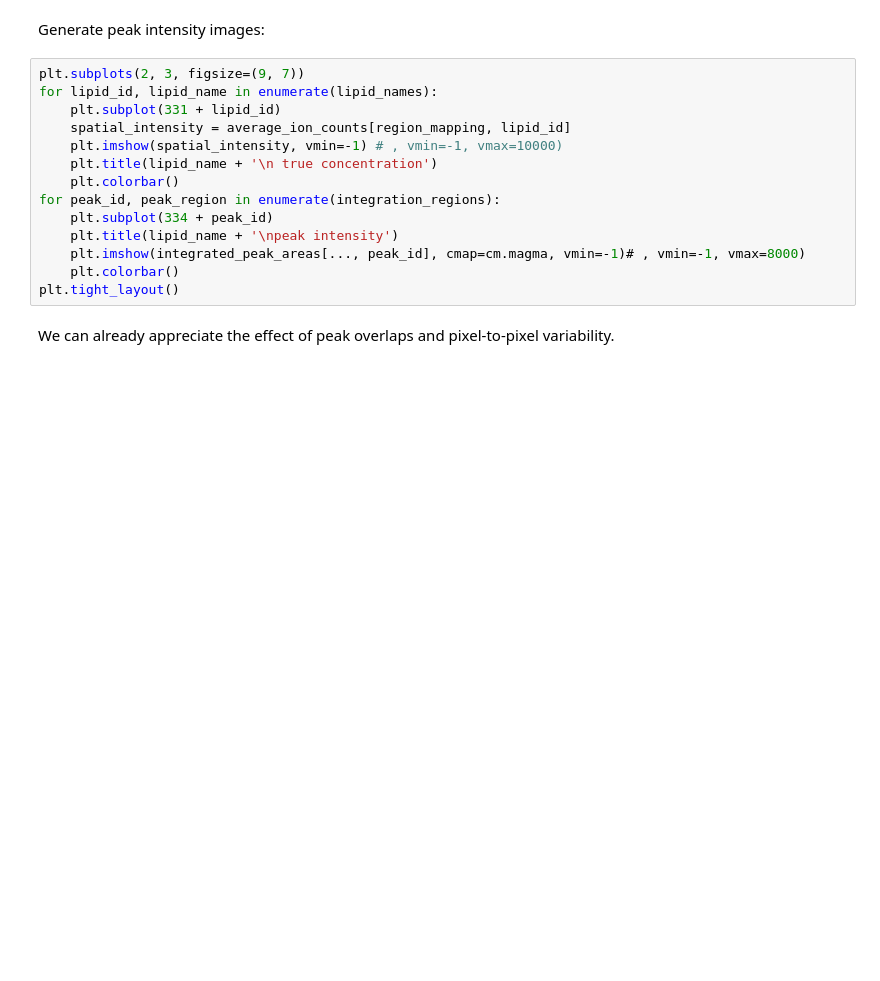
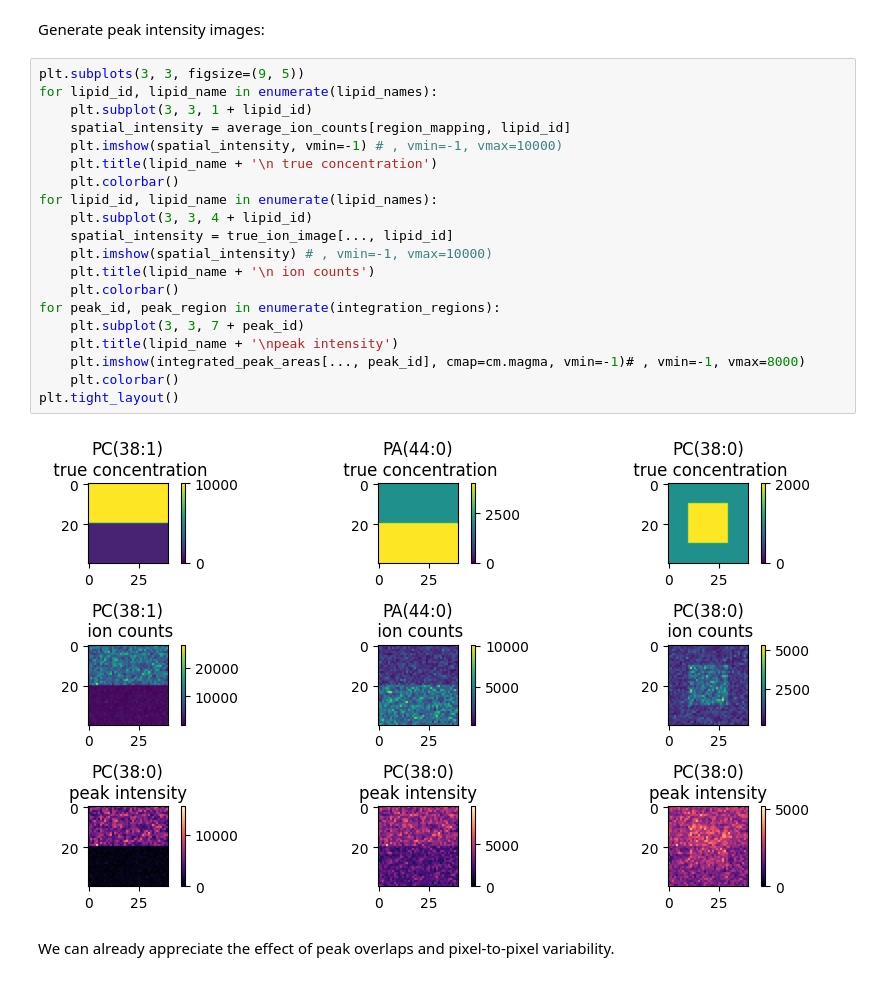
Before and after one commit to mciach/SpatialStein, a Jupyter notebook: Pipeline final/Image simulation and segmentation.ipynb, the cells around one changed output. Saved outputs shown, nothing was run; the diff lists cells and outputs as text; blank space fills up the shorter version.

```diff
--- a/Pipeline final/Image simulation and segmentation.ipynb
+++ b/Pipeline final/Image simulation and segmentation.ipynb
@@ -301,19 +347,27 @@ plt.savefig('Figs/simulations/region_example.png', dpi = 300)
 # %% [markdown]
 Generate peak intensity images:
 # %%
-plt.subplots(2, 3, figsize=(9, 7))
+plt.subplots(3, 3, figsize=(9, 5))
 for lipid_id, lipid_name in enumerate(lipid_names):
-    plt.subplot(331 + lipid_id)
+    plt.subplot(3, 3, 1 + lipid_id)
     spatial_intensity = average_ion_counts[region_mapping, lipid_id]
     plt.imshow(spatial_intensity, vmin=-1) # , vmin=-1, vmax=10000)
     plt.title(lipid_name + '\n true concentration')
     plt.colorbar()
+for lipid_id, lipid_name in enumerate(lipid_names):
+    plt.subplot(3, 3, 4 + lipid_id)
+    spatial_intensity = true_ion_image[..., lipid_id]
+    plt.imshow(spatial_intensity) # , vmin=-1, vmax=10000)
+    plt.title(lipid_name + '\n ion counts')
+    plt.colorbar()
 for peak_id, peak_region in enumerate(integration_regions):
-    plt.subplot(334 + peak_id)
+    plt.subplot(3, 3, 7 + peak_id)
     plt.title(lipid_name + '\npeak intensity')
     plt.imshow(integrated_peak_areas[..., peak_id], cmap=cm.magma, vmin=-1)# , vmin=-1, vmax=8000)
     plt.colorbar()
 plt.tight_layout()
+# %% [output]
+[figure, added]
 # %% [markdown]
 We can already appreciate the effect of peak overlaps and pixel-to-pixel variability.
 # %% [markdown]
```
Also changed, not shown: parts of 18 cells of this notebook, 2 other files.
